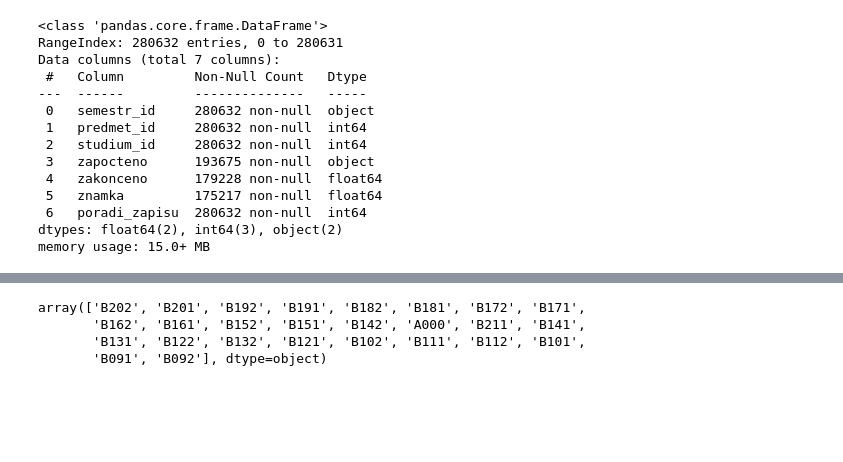
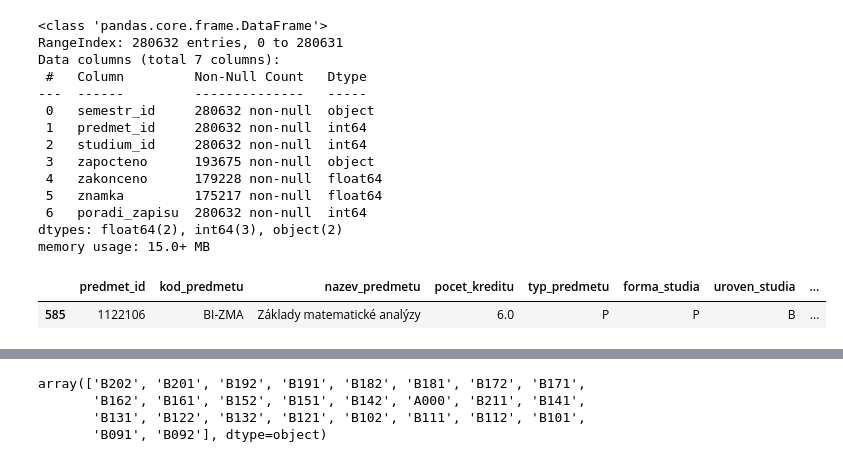
Before and after one commit to akapitanova/predikce_vykonu_studentu, a Jupyter notebook: pruzkum_dat.ipynb, the cells around one changed output, grey strips where cells are left out. Drawn from its saved outputs; the diff is of its cells as text; code cells hidden in the pictures; blank space fills up the shorter version.

```diff
--- a/pruzkum_dat.ipynb
+++ b/pruzkum_dat.ipynb
@@ -211,3 +211,8 @@ Data columns (total 7 columns):
  6   poradi_zapisu  280632 non-null  int64
 dtypes: float64(2), int64(3), object(2)
 memory usage: 15.0+ MB
+# %%
+predmet_dim[predmet_dim.kod_predmetu == 'BI-ZMA']
+# %% [output]
+|  | predmet_id | kod_predmetu | nazev_predmetu | pocet_kreditu | typ_predmetu | forma_studia | uroven_studia | ... |
+| 585 | 1122106 | BI-ZMA | Základy matematické analýzy | 6.0 | P | P | B | ... |
```
Also changed, not shown: parts of 48 cells of this notebook, 36 other files.
